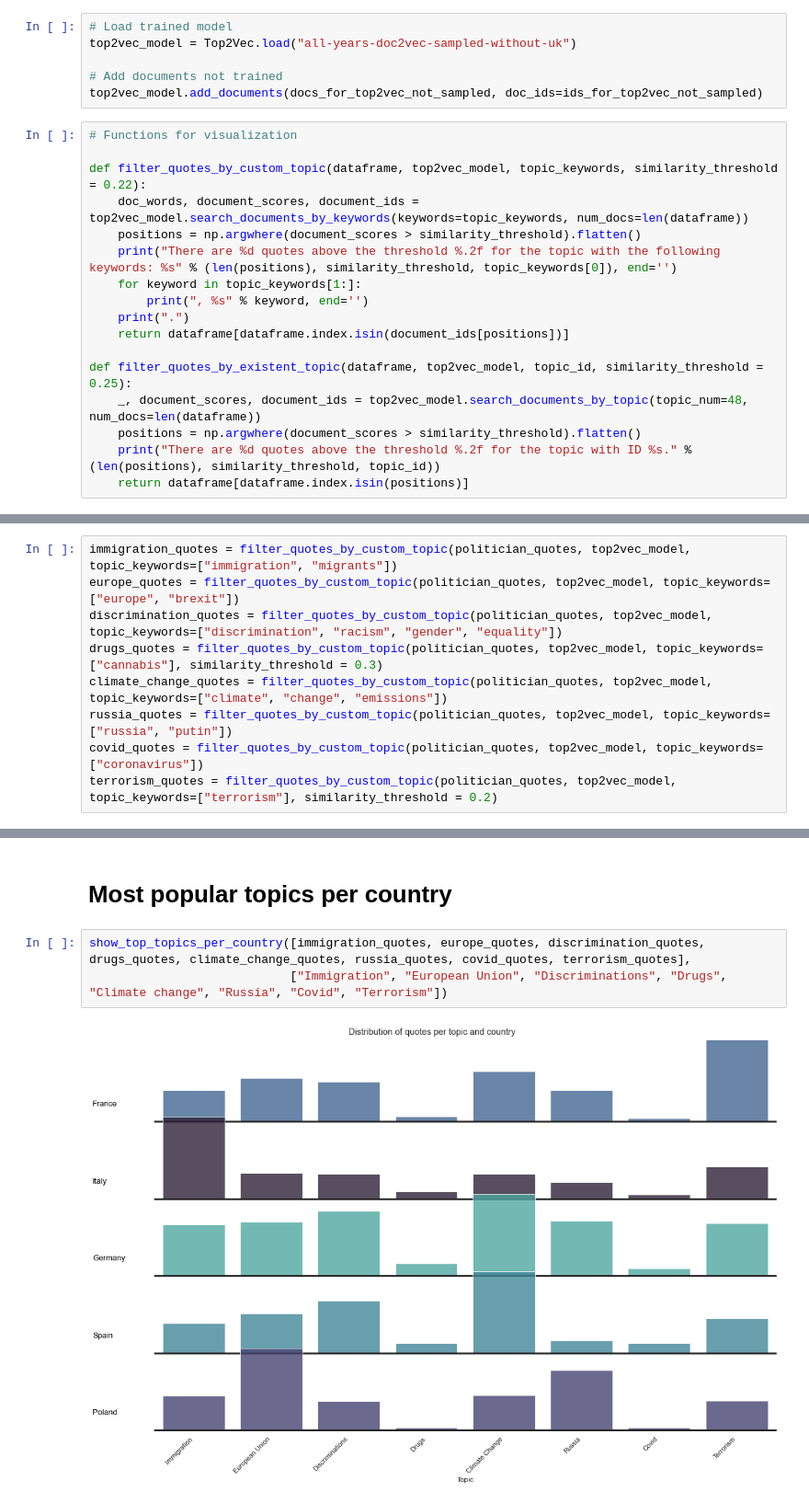
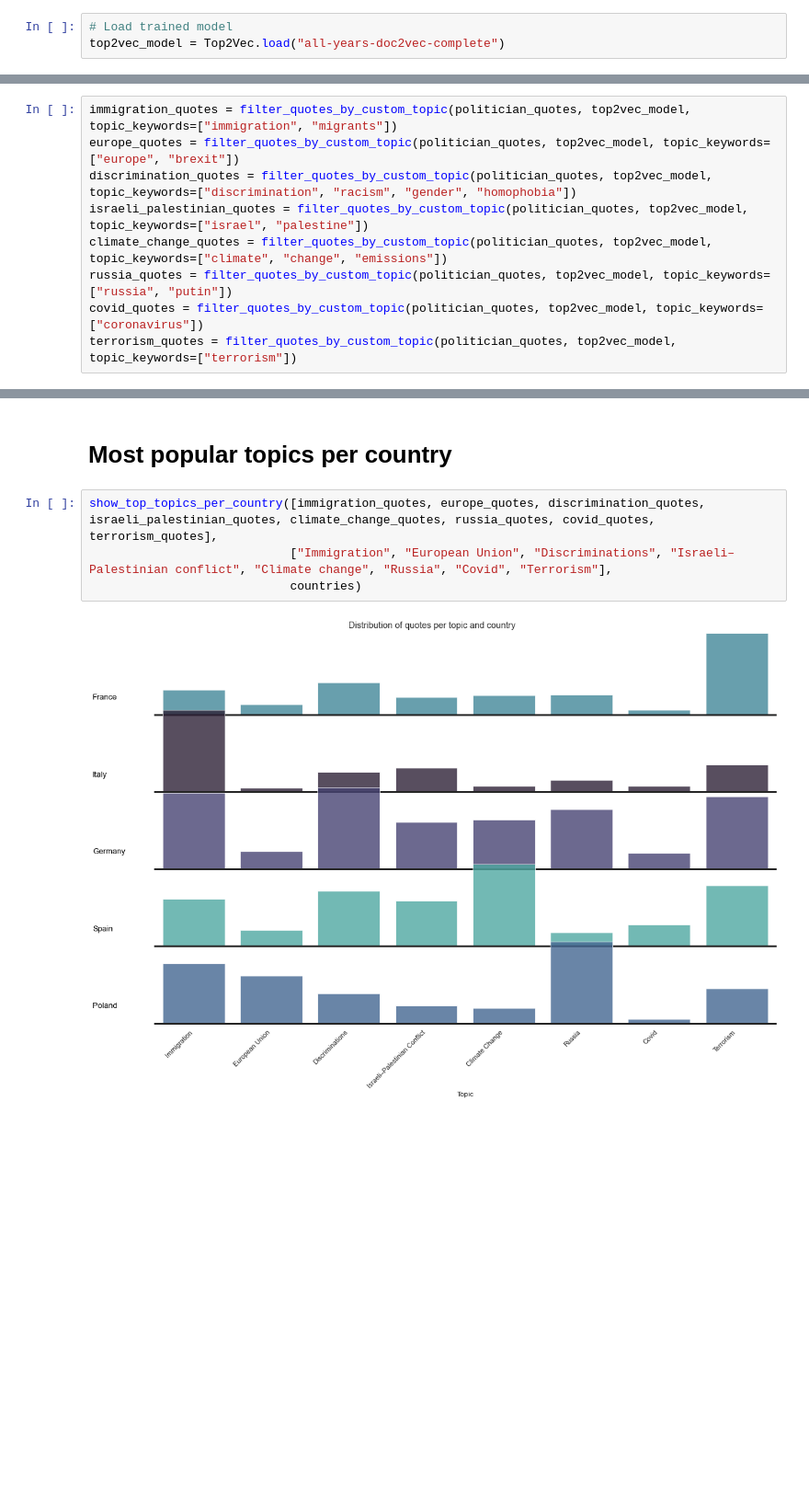
Before and after one commit to epfl-ada/ada-2021-project-wranglingguys, a Jupyter notebook: milestone3_first_research_question.ipynb, the cells around one changed output, grey strips where cells are left out. Shown at 92% size. Saved outputs shown, nothing was run; the diff lists cells and outputs as text; blank space fills up the shorter version.

```diff
--- a/milestone3_first_research_question.ipynb
+++ b/milestone3_first_research_question.ipynb
@@ -82,24 +163,4 @@ model.save("all-years-doc2vec-sampled-without-uk")
 ### Collect the quotes in the topics of interest
 # %%
 # Load trained model
-top2vec_model = Top2Vec.load("all-years-doc2vec-sampled-without-uk")
-
-# Add documents not trained
-top2vec_model.add_documents(docs_for_top2vec_not_sampled, doc_ids=ids_for_top2vec_not_sampled)
+top2vec_model = Top2Vec.load("all-years-doc2vec-complete")
-# %%
-# Functions for visualization
-
-def filter_quotes_by_custom_topic(dataframe, top2vec_model, topic_keywords, similarity_threshold = 0.22):
-    doc_words, document_scores, document_ids = top2vec_model.search_documents_by_keywords(keywords=topic_keywords, num_docs=len(dataframe))
-    positions = np.argwhere(document_scores > similarity_threshold).flatten()
-    print("There are %d quotes above the threshold %.2f for the topic with the following keywords: %s" % (len(positions), similarity_threshold, topic_keywords[0]), end='')
-    for keyword in topic_keywords[1:]:
-        print(", %s" % keyword, end='')
-    print(".")
-    return dataframe[dataframe.index.isin(document_ids[positions])]
-
-def filter_quotes_by_existent_topic(dataframe, top2vec_model, topic_id, similarity_threshold = 0.25):
-    _, document_scores, document_ids = top2vec_model.search_documents_by_topic(topic_num=48, num_docs=len(dataframe))
-    positions = np.argwhere(document_scores > similarity_threshold).flatten()
-    print("There are %d quotes above the threshold %.2f for the topic with ID %s." % (len(positions), similarity_threshold, topic_id))
-    return dataframe[dataframe.index.isin(positions)]
@@ -212,10 +167,10 @@ politician_quotes
 # %%
 immigration_quotes = filter_quotes_by_custom_topic(politician_quotes, top2vec_model, topic_keywords=["immigration", "migrants"])
 europe_quotes = filter_quotes_by_custom_topic(politician_quotes, top2vec_model, topic_keywords=["europe", "brexit"])
-discrimination_quotes = filter_quotes_by_custom_topic(politician_quotes, top2vec_model, topic_keywords=["discrimination", "racism", "gender", "equality"])
-drugs_quotes = filter_quotes_by_custom_topic(politician_quotes, top2vec_model, topic_keywords=["cannabis"], similarity_threshold = 0.3)
+discrimination_quotes = filter_quotes_by_custom_topic(politician_quotes, top2vec_model, topic_keywords=["discrimination", "racism", "gender", "homophobia"])
+israeli_palestinian_quotes = filter_quotes_by_custom_topic(politician_quotes, top2vec_model, topic_keywords=["israel", "palestine"])
 climate_change_quotes = filter_quotes_by_custom_topic(politician_quotes, top2vec_model, topic_keywords=["climate", "change", "emissions"])
 russia_quotes = filter_quotes_by_custom_topic(politician_quotes, top2vec_model, topic_keywords=["russia", "putin"])
 covid_quotes = filter_quotes_by_custom_topic(politician_quotes, top2vec_model, topic_keywords=["coronavirus"])
-terrorism_quotes = filter_quotes_by_custom_topic(politician_quotes, top2vec_model, topic_keywords=["terrorism"], similarity_threshold = 0.2)
+terrorism_quotes = filter_quotes_by_custom_topic(politician_quotes, top2vec_model, topic_keywords=["terrorism"])
 # %% [output]
@@ -859,10 +736,11 @@ References:
 # %% [markdown]
 # Most popular topics per country
 # %%
-show_top_topics_per_country([immigration_quotes, europe_quotes, discrimination_quotes, drugs_quotes, climate_change_quotes, russia_quotes, covid_quotes, terrorism_quotes],
-                            ["Immigration", "European Union", "Discriminations", "Drugs", "Climate change", "Russia", "Covid", "Terrorism"])
+show_top_topics_per_country([immigration_quotes, europe_quotes, discrimination_quotes, israeli_palestinian_quotes, climate_change_quotes, russia_quotes, covid_quotes, terrorism_quotes],
+                            ["Immigration", "European Union", "Discriminations", "Israeli–Palestinian conflict", "Climate change", "Russia", "Covid", "Terrorism"],
+                            countries)
 # %% [output]
-[figure, old version]
+[figure, new version]
 # %% [markdown]
 All the previous explanations naturally suggest what we can see from this image:
 
```
Also changed, not shown: parts of 76 cells of this notebook, 1 other file.
